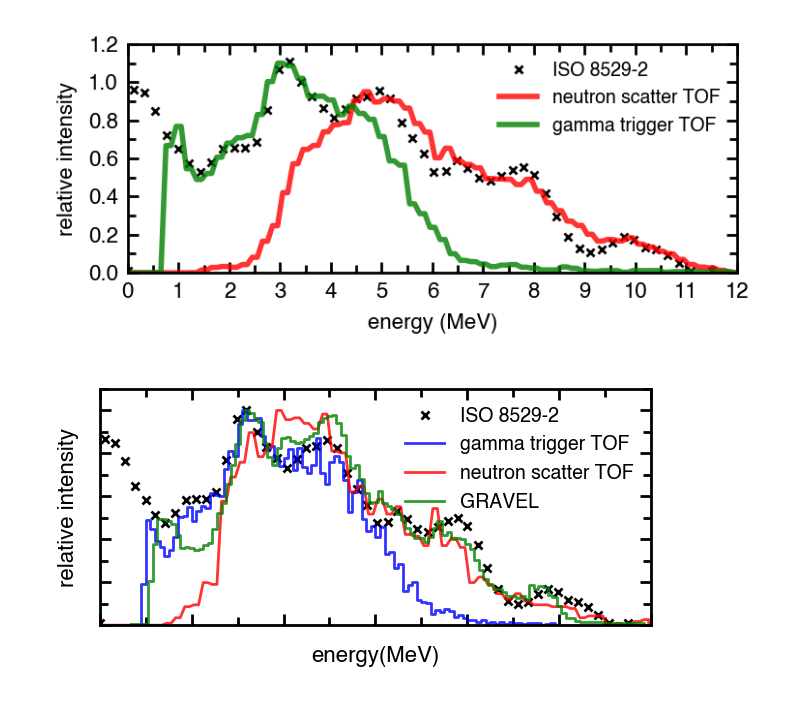
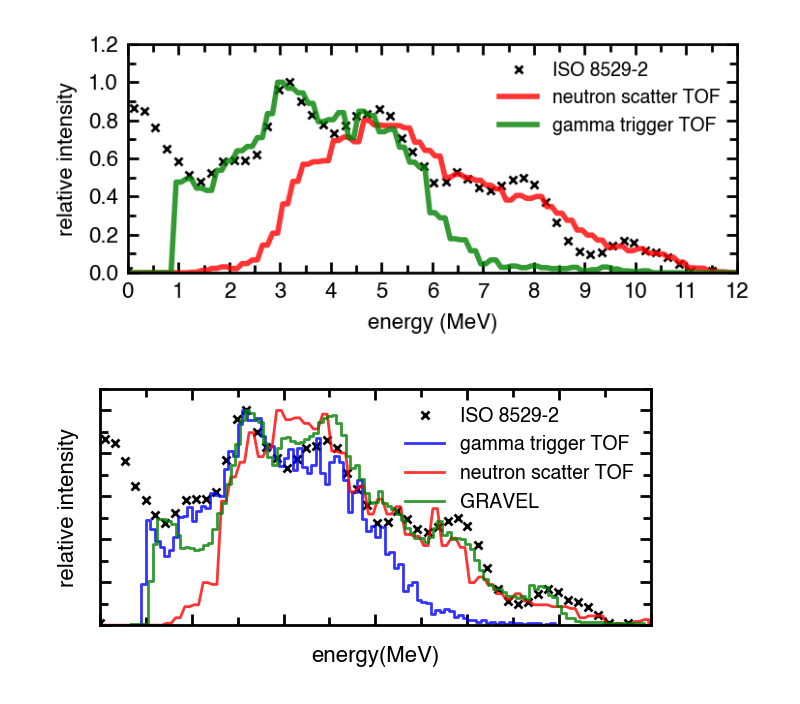
Before and after one commit to ShawnTHLIN/Neutron_research_code, a Jupyter notebook: AmBe/AmBe_plot/Plot_exp_simulation.ipynb, the cells around one changed output. Cells and saved outputs as stored; diff of their text form; code cells hidden in the pictures.

```diff
--- a/AmBe/AmBe_plot/Plot_exp_simulation.ipynb
+++ b/AmBe/AmBe_plot/Plot_exp_simulation.ipynb
@@ -172,32 +172,32 @@ fig_post_def(xlim=(0,12),ylim=(0,1.2),xticks=(2,1),yticks=(0.2,0.1),lg_fs=7, xla
 # %%
 
 fig = fig_pre_def(8,3,1)# 圖片大小
 ax = fig.add_subplot(1, 1, 1)          # 產生1x1格圖片、在第一格
-plt.plot(ISO_spectrum[:,0],ISO_spectrum[:,1]/ISO_spectrum[16:,1].max(),'x',color='black',markersize=3,label='ISO 8529-2')
+plt.plot(ISO_spectrum[:,0],ISO_spectrum[:,1]/ISO_spectrum[:,1].max(),'x',color='black',markersize=3,label='ISO 8529-2')
 #plt.plot(Scherzinger_2017[:,0],Scherzinger_2017[:,1]/Scherzinger_2017[:,1].max(),'+',color='darkorange',markersize=4,label='Scherzinger (2017)')
 #plt.plot(Scherzinger_2015[:,0],Scherzinger_2015[:,1]/Scherzinger_2015[:,1].max(),'o-',label='Scherzinger (2015)')
 #ax.plot(TOF_x,TOF_y/TOF_y.max(),'-',alpha=0.8,color='blue',linewidth=1,label='gamma trigger TOF')
-ax.plot(scatter_x,0.95*scatter_y/scatter_y.max(),'-',color='red',alpha=0.8,linewidth=2,label='neutron scatter TOF')
-ax.plot(g_trigger_x,1.1*g_trigger_y/g_trigger_y.max(),'-',color='green',alpha=0.8,linewidth=2,label='gamma trigger TOF')
+ax.plot(scatter_x,0.8*scatter_y/scatter_y.max(),'-',color='red',alpha=0.8,linewidth=2,label='neutron scatter TOF')
+ax.plot(g_trigger_x,1*g_trigger_y/g_trigger_y.max(),'-',color='green',alpha=0.8,linewidth=2,label='gamma trigger TOF')
 
 #ax.plot(N_scatter[:,0],N_scatter[:,1]/N_scatter[:,1].max(),'-',color='red',alpha=0.8,linewidth=1,label='neutron scatter TOF')
 
 
 #plt.plot(MAXED[5:,0],MAXED[5:,1]/MAXED[5:,1].max(),'-',alpha=0.8,label='MAXED')
 #plt.plot(MAXED_x[5:],MAXED_y[5:]/MAXED_y[5:].max(),'-',alpha=0.8,linewidth=1,color='blue',label='MAXED')
 #plt.plot(GRAVEL_x[:]-0.2,GRAVEL_y[:]/GRAVEL_y[:].max(),'-',linewidth=1,alpha=0.8,color='green',label='GRAVEL')
 #plt.plot(TOF_x,TOF_y/TOF_y.max(),'-',alpha=0.8,color='green',linewidth=1,label='gamma trigger TOF')
 #plt.fill_between(TOF_x, 0, TOF_y/TOF_y.max(), color='blue')
 #plt.plot(scatter_x,scatter_y/scatter_y.max(),'-',color='dodgerblue',alpha=0.8,linewidth=1,label='neutron scatter TOF')
 #plt.fill_between(scatter_x, 0, scatter_y/scatter_y.max(), color='gold')
 #plt.plot(Simulated_N_TOF_x,Simulated_N_TOF_y/Simulated_N_TOF_y.max(),linewidth=1,alpha=0.8,color='orange',label='simulated')
 #plt.plot(Simulated_N_TOF_x,Simulated_N_TOF_y/Simulated_N_TOF_y.max(),linewidth=1,alpha=0.8,color='orange',label='simulated')
 ##
 
 fig_post_def(xlim=(0,12),ylim=(0,1.2),xticks=(1,0.5),yticks=(0.2,0.1),lg_fs=7, xlabel='energy (MeV)',ylabel='relative intensity',SVG=False)
 #plt.savefig("plot_spectrum.svg",format="SVG")
 # %% [output]
-[figure, old version]
+[figure, new version]
 # %%
 
 fig = fig_pre_def(7,3,1)# 圖片大小
```
Also changed, not shown: parts of 3 cells of this notebook, 3 other files.
